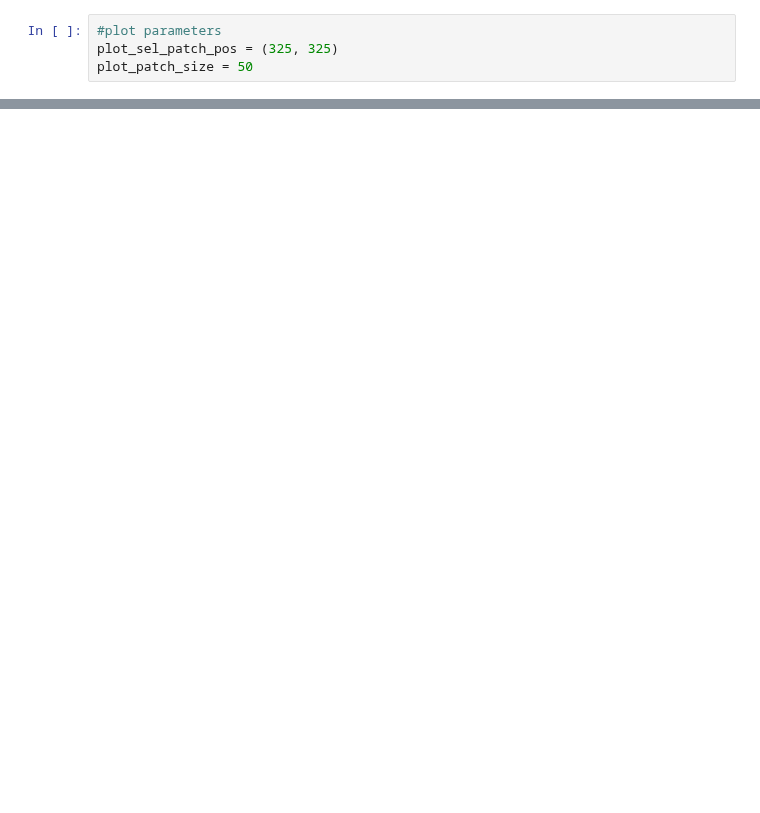
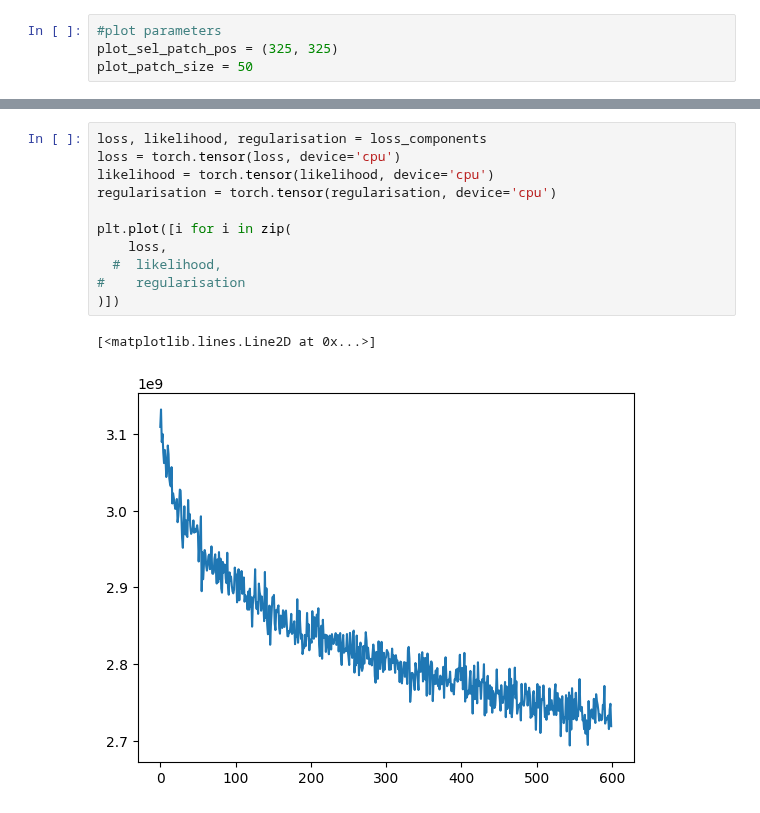
Before and after one commit to PaulBuechler-git/nf-for-inv-problems, a Jupyter notebook: deblurring.ipynb, the cells around one changed output, grey strips where cells are left out. Cells and saved outputs as stored; diff of their text form; blank space fills up the shorter version.

```diff
--- a/deblurring.ipynb
+++ b/deblurring.ipynb
@@ -178,0 +132,14 @@ KeyboardInterrupt:
+# %%
+loss, likelihood, regularisation = loss_components
+loss = torch.tensor(loss, device='cpu')
+likelihood = torch.tensor(likelihood, device='cpu')
+regularisation = torch.tensor(regularisation, device='cpu')
+
+plt.plot([i for i in zip(
+    loss,
+  #  likelihood,
+#    regularisation
+)])
+# %% [output]
+[<matplotlib.lines.Line2D at 0x...>]
+[figure, added]
```
Also changed, not shown: parts of 14 cells of this notebook, 6 other files.
